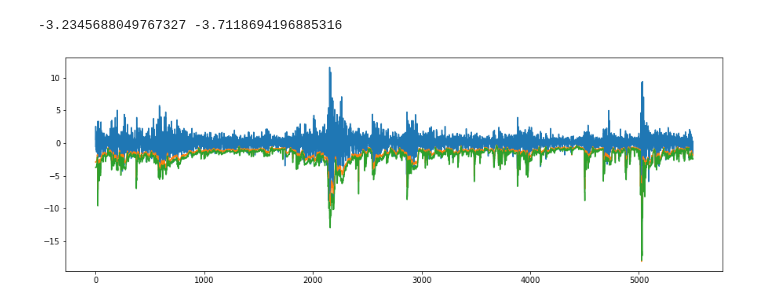
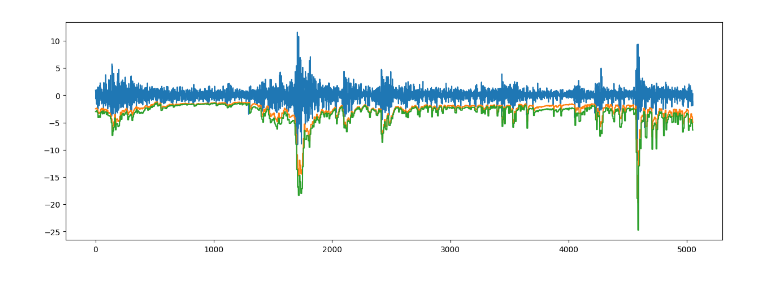
Before and after one commit to EM51641/VaRpy, a Jupyter notebook: exemple.ipynb, the cells around one changed output. Saved outputs shown, nothing was run; the diff lists cells and outputs as text; code cells hidden in the pictures.

```diff
--- a/exemple.ipynb
+++ b/exemple.ipynb
@@ -18,5 +7,0 @@ array([-3.83446681,  0.1922183 ,  0.09556781, ..., -1.10373785,
-# %%
-VaR,CVaR = Normal_VaR(data ,0.01,7)
-print(VaR,CVaR)
-# %% [output]
--3.2345688049767327 -3.7118694196885316
@@ -25,8 +8,21 @@ VaR , CVaR = Backtest(data,52,2,0.05,model = 'Gaussian')
+# %%
+
+from varpy.models.evt import EVT
+from varpy.backtest.model_backtest import Backtest
+
+
+model = EVT(theta = 0.01, horizon = 7)
+backtest = Backtest(data, step = 7, model = model)
+backtest.simulation()
+# %%
+var, cvar = backtest.var, backtest.cvar
 # %%
+import matplotlib.pyplot as plt
+
 fig = plt.figure(figsize=(15,5))
-plt.plot(data[52:])
-plt.plot(VaR)
-plt.plot(CVaR)
+plt.plot(data[500:])
+plt.plot(var[500:])
+plt.plot(cvar[500:])
 plt.show()
 # %% [output]
-[figure, old version]
+[figure, new version]
```
Also changed, not shown: parts of 4 cells of this notebook, 31 other files.
